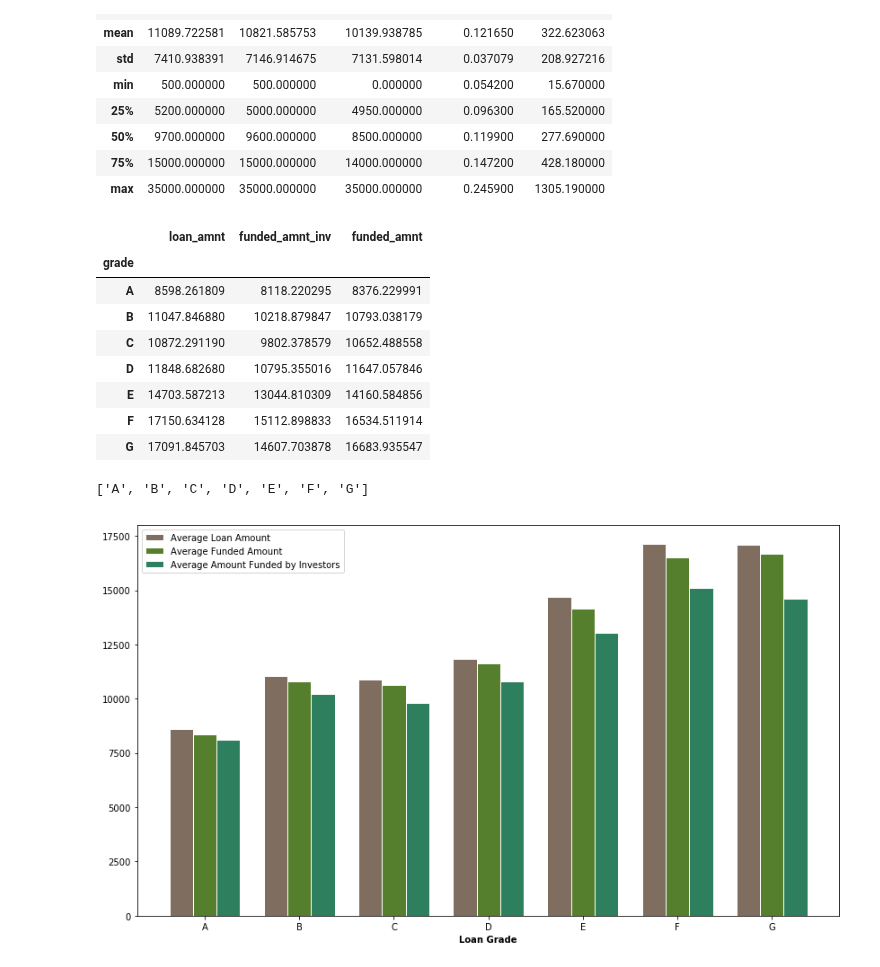
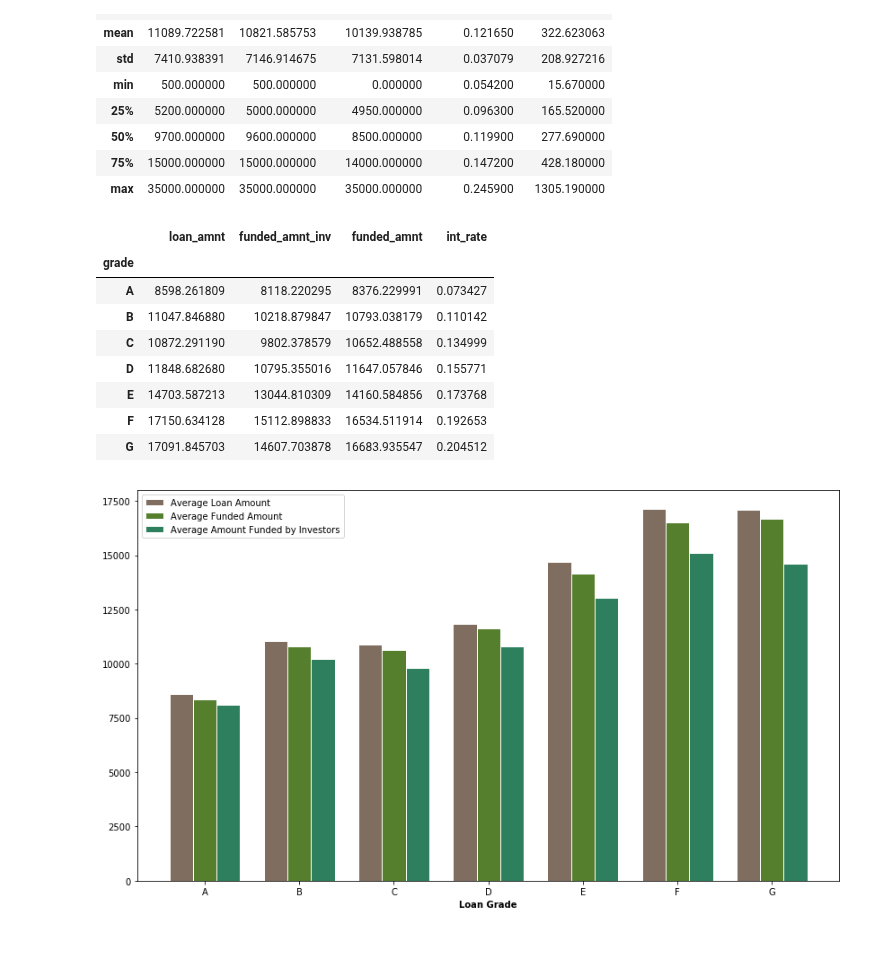
Before and after one commit to bhavenp/209A-FinalProject, a Jupyter notebook: lipika/EDA - 2007-2011 data.ipynb, the cells around one changed output. Cells and saved outputs as stored; diff of their text form; code cells hidden in the pictures.

```diff
--- a/lipika/EDA - 2007-2011 data.ipynb
+++ b/lipika/EDA - 2007-2011 data.ipynb
@@ -35,26 +35,23 @@ accepted_loans_df.describe()
 # %%
 grade_groupby = accepted_loans_df.groupby('grade').agg({
     'loan_amnt': np.mean, #The listed amount of the loan applied for by the borrower.
                         #If at some point in time, the credit department reduces the loan amount,
                         #then it will be reflected in this value.
     'funded_amnt_inv': np.mean, #The total amount committed by investors for that loan at that point in time.
     'funded_amnt': np.mean, #The total amount committed to that loan at that point in time.
+    'int_rate': np.mean
 });
 display(grade_groupby)
 # %% [output]
-|  | loan_amnt | funded_amnt_inv | funded_amnt |
-| grade |  |  |  |
-| A | 8598.261809 | 8118.220295 | 8376.229991 |
-| B | 11047.846880 | 10218.879847 | 10793.038179 |
-| C | 10872.291190 | 9802.378579 | 10652.488558 |
-| D | 11848.682680 | 10795.355016 | 11647.057846 |
-| E | 14703.587213 | 13044.810309 | 14160.584856 |
-| F | 17150.634128 | 15112.898833 | 16534.511914 |
-| G | 17091.845703 | 14607.703878 | 16683.935547 |
+|  | loan_amnt | funded_amnt_inv | funded_amnt | int_rate |
+| grade |  |  |  |  |
+| A | 8598.261809 | 8118.220295 | 8376.229991 | 0.073427 |
+| B | 11047.846880 | 10218.879847 | 10793.038179 | 0.110142 |
+| C | 10872.291190 | 9802.378579 | 10652.488558 | 0.134999 |
+| D | 11848.682680 | 10795.355016 | 11647.057846 | 0.155771 |
+| E | 14703.587213 | 13044.810309 | 14160.584856 | 0.173768 |
+| F | 17150.634128 | 15112.898833 | 16534.511914 | 0.192653 |
+| G | 17091.845703 | 14607.703878 | 16683.935547 | 0.204512 |
-# %%
-print(grade_groupby.index.tolist())
-# %% [output]
-['A', 'B', 'C', 'D', 'E', 'F', 'G']
 # %%
 # set width of bar
 barWidth = 0.25
```
Also changed, not shown: parts of 1 cell of this notebook.
